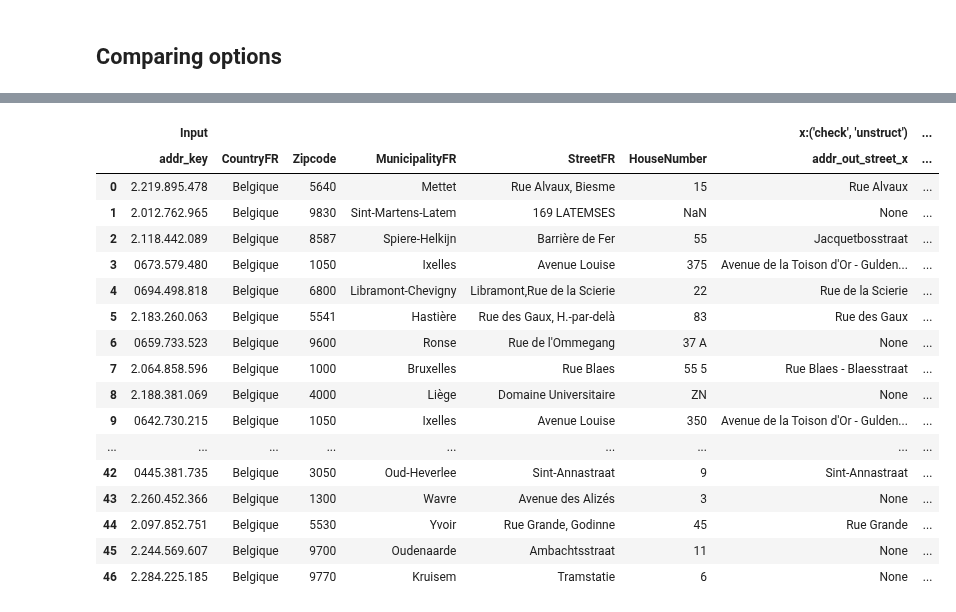
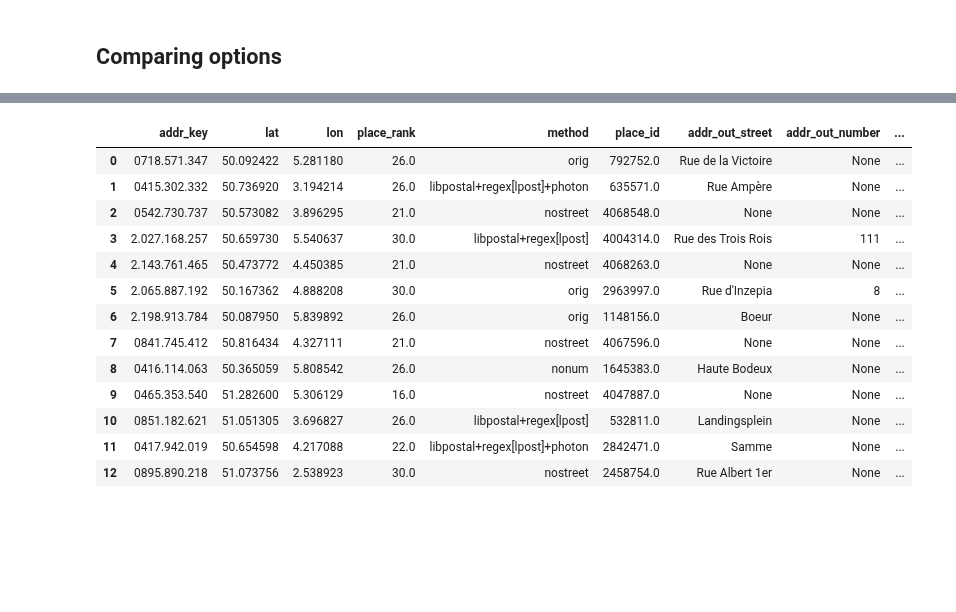
Before and after one commit to SmalsResearch/NominatimWrapper, a Jupyter notebook: AddressCleanserREST_test.ipynb, the cells around one changed output, grey strips where cells are left out. Saved outputs shown, nothing was run; the diff lists cells and outputs as text; code cells hidden in the pictures; blank space fills up the shorter version.

Commit message:
Options comparison in 'AddressCleanserRESTtest

```diff
--- a/AddressCleanserREST_test.ipynb
+++ b/AddressCleanserREST_test.ipynb
@@ -292,11 +280,2 @@ Name: method, dtype: int64
 # %% [markdown]
 ## Comparing options
-# %%
-def call_ws_batch_chunks(addr_data, mode="geo", with_reject=False, check_result=True, structured_osm=False, chunk_size=50):
-    chunks = np.array_split(addr_data, addr_data.shape[0]//chunk_size)
-
-    res= [call_ws_batch(chunk, mode=mode,
-                        check_result=check_result,
-                        structured_osm=structured_osm) for chunk in tqdm(chunks)]
-    df_res = pd.concat(res, sort=False)
-    return df_res
@@ -398,0 +282,4 @@ In  ('nocheck', 'unstruct') not in  ('nocheck', 'struct')
+# %%
+addresses = get_addresses("address.csv.gz")
+# addresses = addresses[addresses[country_field] == "Belgique"]
+addresses = addresses.sample(10000).copy()
@@ -398,0 +326,7 @@ In  ('nocheck', 'unstruct') not in  ('nocheck', 'struct')
+# %%
+print("Unmatched addresses")
+for k1 in results:
+    print(k1)
+    nomatch=addresses[~addresses[addr_key_field].isin(results[k1]["addr_key"])]
+    display(nomatch)
+    print(nomatch[country_field].value_counts())
@@ -399,10 +456,15 @@ In  ('nocheck', 'unstruct') not in  ('nocheck', 'struct')
 # %%
+vc_values = pd.DataFrame(columns=results.keys(), index=results.keys())
+
 for k1 in results:
+    vc_values.loc[k1, k1] = results[k1].shape[0]
     for k2 in results:
         if k1>k2:
             r1=results[k1]
             r2=results[k2]
             mg = r1[["addr_key", "place_id"]].merge(r2[["addr_key", "place_id"]], on="addr_key", how="outer", indicator=True)
+
+            vc = mg._merge.value_counts()
 
             mismatches = mg[mg.place_id_x != mg.place_id_y][["addr_key"]]
             mismatches = mismatches.merge(addresses.rename({addr_key_field:"addr_key"}, axis=1))
@@ -410,7 +472,39 @@ for k1 in results:
             mismatches = mismatches.merge(r2[["addr_key", "addr_out_street", "addr_out_number", "extra_house_nbr", "addr_out_postcode", "addr_out_city"]], on="addr_key")
             mismatches.columns = pd.MultiIndex.from_arrays([["Input"]*6 + [f"x:{k1}"]*5 + [f"y:{k2}"]*5, mismatches.columns])
 
-            print(k1, "vs", k2)
+            mismatch_values = mismatches[(mismatches[f"x:{k1}"].rename(lambda x: x.replace("_x", ""), axis=1).fillna("") !=
+                                          mismatches[f"y:{k2}"].rename(lambda x: x.replace("_y", ""), axis=1).fillna("")).any(axis=1)]
+
+            mismatch_values_no_nmbr = mismatches[(mismatches[f"x:{k1}"].rename(lambda x: x.replace("_x", ""), axis=1).drop("addr_out_number", axis=1).fillna("") !=
+                                                  mismatches[f"y:{k2}"].rename(lambda x: x.replace("_y", ""), axis=1).drop("addr_out_number", axis=1).fillna("")).any(axis=1)]
+
+
+            vc_label = f"{vc['both']} ({mismatches.shape[0]} - {mismatch_values.shape[0]} - {mismatch_values_no_nmbr.shape[0]}) / {vc['left_only']} / {vc['right_only']}"
+            vc_values.loc[k1, k2]=vc_label
+
+
+            print(f"{k1} vs {k2}")
+            print(vc_label)
+            print("-----------------------------")
+
+            print(f"Only in {k1}")
+            display(r1[r1.addr_key.isin(mg[mg._merge=="left_only"].addr_key)].merge(addresses.rename({addr_key_field:"addr_key"}, axis=1)))
+
+            print(f"Only in {k2}")
+            display(r2[r2.addr_key.isin(mg[mg._merge=="right_only"].addr_key)].merge(addresses.rename({addr_key_field:"addr_key"}, axis=1)))
+
+            print("Mismatch on place_id")
             display(mismatches)
+
+            print("Mismatch on values")
+
+            display(mismatch_values)
+
+            print("Mismatch on values (no nbr)")
+            display(mismatch_values_no_nmbr)
+
+            print("#######################")
+
+# display(vc_values.fillna(""))
 # %% [output]
 ('check', 'unstruct') vs ('check', 'struct')
@@ -417,18 +514,14 @@ for k1 in results:
-|  | Input |  |  |  |  |  | x:('check', 'unstruct') | ... |
-|  | addr_key | CountryFR | Zipcode | MunicipalityFR | StreetFR | HouseNumber | addr_out_street_x | ... |
-| 0 | 2.219.895.478 | Belgique | 5640 | Mettet | Rue Alvaux, Biesme | 15 | Rue Alvaux | ... |
-| 1 | 2.012.762.965 | Belgique | 9830 | Sint-Martens-Latem | 169 LATEMSES | NaN | None | ... |
-| 2 | 2.118.442.089 | Belgique | 8587 | Spiere-Helkijn | Barrière de Fer | 55 | Jacquetbosstraat | ... |
-| 3 | 0673.579.480 | Belgique | 1050 | Ixelles | Avenue Louise | 375 | Avenue de la Toison d'Or - Gulden... | ... |
-| 4 | 0694.498.818 | Belgique | 6800 | Libramont-Chevigny | Libramont,Rue de la Scierie | 22 | Rue de la Scierie | ... |
-| 5 | 2.183.260.063 | Belgique | 5541 | Hastière | Rue des Gaux, H.-par-delà | 83 | Rue des Gaux | ... |
-| 6 | 0659.733.523 | Belgique | 9600 | Ronse | Rue de l'Ommegang | 37 A | None | ... |
-| 7 | 2.064.858.596 | Belgique | 1000 | Bruxelles | Rue Blaes | 55 5 | Rue Blaes - Blaesstraat | ... |
-| 8 | 2.188.381.069 | Belgique | 4000 | Liège | Domaine Universitaire | ZN | None | ... |
-| 9 | 0642.730.215 | Belgique | 1050 | Ixelles | Avenue Louise | 350 | Avenue de la Toison d'Or - Gulden... | ... |
-| ... | ... | ... | ... | ... | ... | ... | ... | ... |
-| 42 | 0445.381.735 | Belgique | 3050 | Oud-Heverlee | Sint-Annastraat | 9 | Sint-Annastraat | ... |
-| 43 | 2.260.452.366 | Belgique | 1300 | Wavre | Avenue des Alizés | 3 | None | ... |
-| 44 | 2.097.852.751 | Belgique | 5530 | Yvoir | Rue Grande, Godinne | 45 | Rue Grande | ... |
-| 45 | 2.244.569.607 | Belgique | 9700 | Oudenaarde | Ambachtsstraat | 11 | None | ... |
-| 46 | 2.284.225.185 | Belgique | 9770 | Kruisem | Tramstatie | 6 | None | ... |
+|  | addr_key | lat | lon | place_rank | method | place_id | addr_out_street | addr_out_number | ... |
+| 0 | 0718.571.347 | 50.092422 | 5.281180 | 26.0 | orig | 792752.0 | Rue de la Victoire | None | ... |
+| 1 | 0415.302.332 | 50.736920 | 3.194214 | 26.0 | libpostal+regex[lpost]+photon | 635571.0 | Rue Ampère | None | ... |
+| 2 | 0542.730.737 | 50.573082 | 3.896295 | 21.0 | nostreet | 4068548.0 | None | None | ... |
+| 3 | 2.027.168.257 | 50.659730 | 5.540637 | 30.0 | libpostal+regex[lpost] | 4004314.0 | Rue des Trois Rois | 111 | ... |
+| 4 | 2.143.761.465 | 50.473772 | 4.450385 | 21.0 | nostreet | 4068263.0 | None | None | ... |
+| 5 | 2.065.887.192 | 50.167362 | 4.888208 | 30.0 | orig | 2963997.0 | Rue d'Inzepia | 8 | ... |
+| 6 | 2.198.913.784 | 50.087950 | 5.839892 | 26.0 | orig | 1148156.0 | Boeur | None | ... |
+| 7 | 0841.745.412 | 50.816434 | 4.327111 | 21.0 | nostreet | 4067596.0 | None | None | ... |
+| 8 | 0416.114.063 | 50.365059 | 5.808542 | 26.0 | nonum | 1645383.0 | Haute Bodeux | None | ... |
+| 9 | 0465.353.540 | 51.282600 | 5.306129 | 16.0 | nostreet | 4047887.0 | None | None | ... |
+| 10 | 0851.182.621 | 51.051305 | 3.696827 | 26.0 | libpostal+regex[lpost] | 532811.0 | Landingsplein | None | ... |
+| 11 | 0417.942.019 | 50.654598 | 4.217088 | 22.0 | libpostal+regex[lpost]+photon | 2842471.0 | Samme | None | ... |
+| 12 | 0895.890.218 | 51.073756 | 2.538923 | 30.0 | nostreet | 2458754.0 | Rue Albert 1er | None | ... |
```
Also changed, not shown: parts of 27 cells of this notebook, 4 other files.
